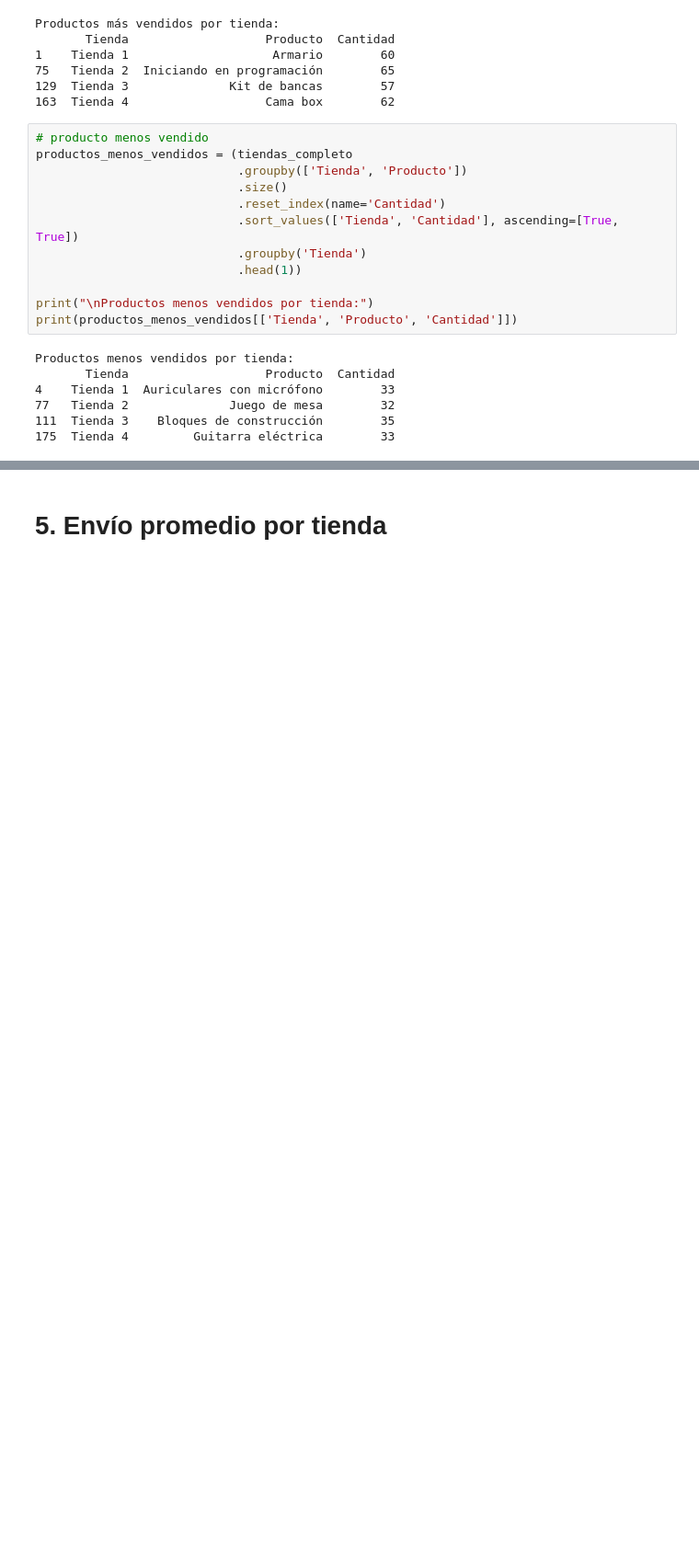
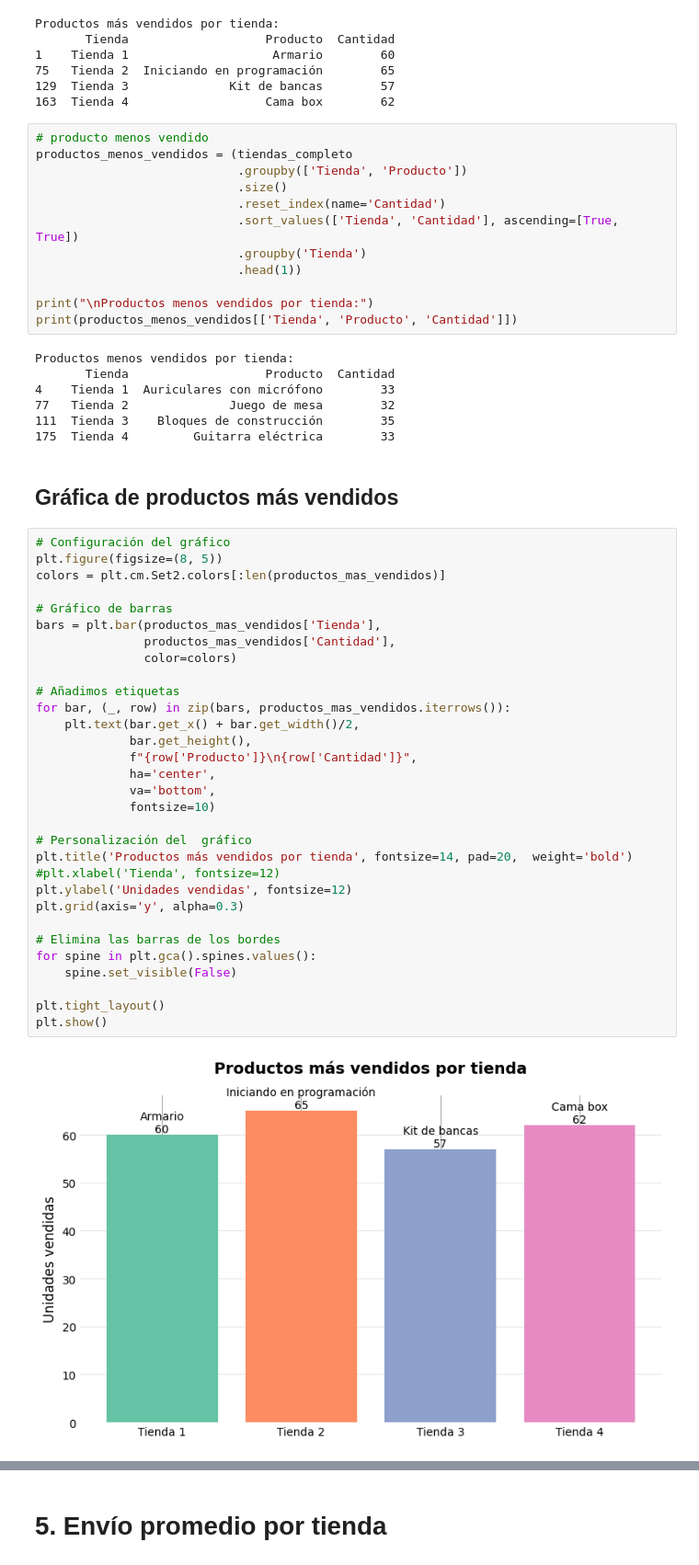
Before and after one commit to edtom09/challenge-alura-store, a Jupyter notebook: AluraStoreLatam.ipynb, the cells around one changed output, grey strips where cells are left out. Shown at 92% size. Drawn from its saved outputs; the diff is of its cells as text; blank space fills up the shorter version.

Commit message:
agrego las gráficos de los prodcutos más y menso vendidos

```diff
--- a/AluraStoreLatam.ipynb
+++ b/AluraStoreLatam.ipynb
@@ -438,3 +438,38 @@ Productos menos vendidos por tienda:
 77   Tienda 2              Juego de mesa        32
 111  Tienda 3    Bloques de construcción        35
 175  Tienda 4         Guitarra eléctrica        33
+# %% [markdown]
+## Gráfica de productos más vendidos
+# %%
+# Configuración del gráfico
+plt.figure(figsize=(8, 5))
+colors = plt.cm.Set2.colors[:len(productos_mas_vendidos)]
+
+# Gráfico de barras
+bars = plt.bar(productos_mas_vendidos['Tienda'],
+               productos_mas_vendidos['Cantidad'],
+               color=colors)
+
+# Añadimos etiquetas
+for bar, (_, row) in zip(bars, productos_mas_vendidos.iterrows()):
+    plt.text(bar.get_x() + bar.get_width()/2,
+             bar.get_height(),
+             f"{row['Producto']}\n{row['Cantidad']}",
+             ha='center',
+             va='bottom',
+             fontsize=10)
+
+# Personalización del  gráfico
+plt.title('Productos más vendidos por tienda', fontsize=14, pad=20,  weight='bold')
+#plt.xlabel('Tienda', fontsize=12)
+plt.ylabel('Unidades vendidas', fontsize=12)
+plt.grid(axis='y', alpha=0.3)
+
+# Elimina las barras de los bordes
+for spine in plt.gca().spines.values():
+    spine.set_visible(False)
+
+plt.tight_layout()
+plt.show()
+# %% [output]
+[figure, added]
```
Also changed, not shown: parts of 2 cells of this notebook.
